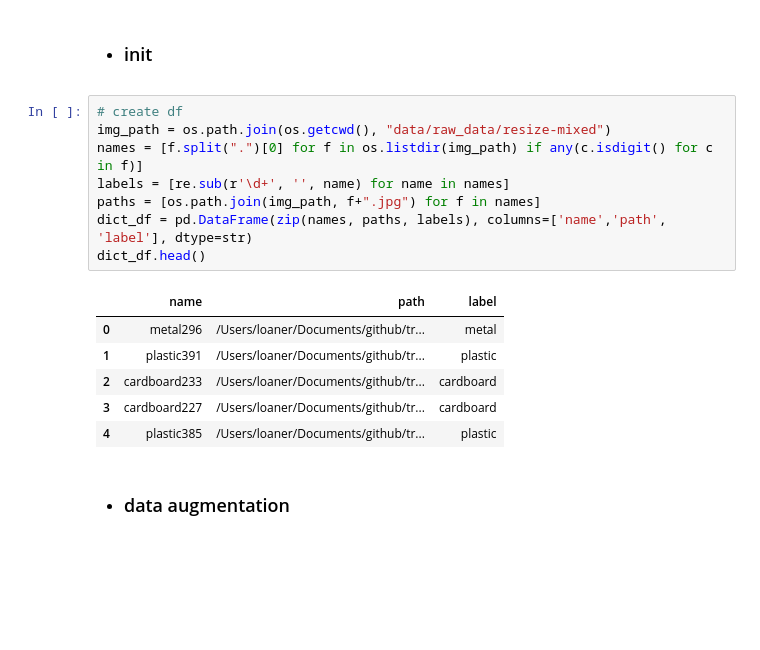
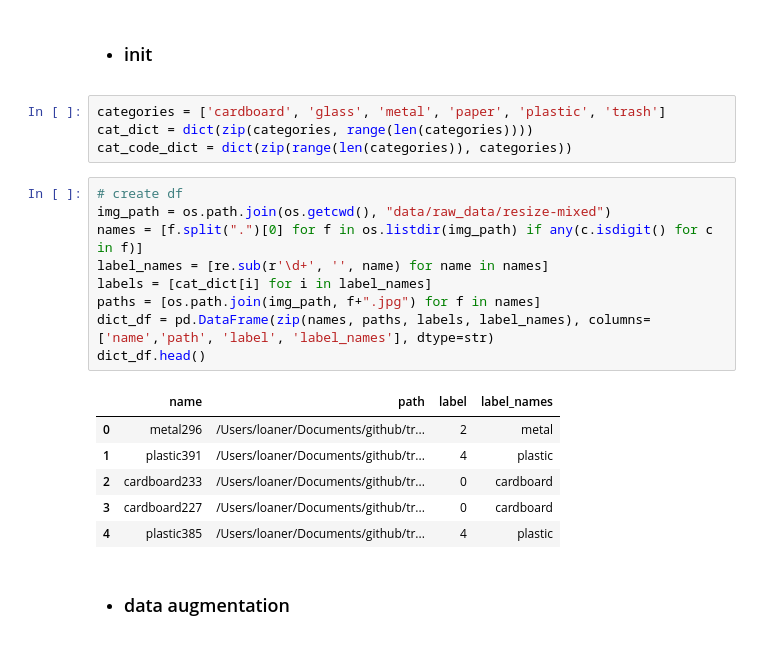
Before and after one commit to alssica/trash-classifier, a Jupyter notebook: CNN-Keras.ipynb, the cells around one changed output. Drawn from its saved outputs; the diff is of its cells as text; blank space fills up the shorter version.

```diff
--- a/CNN-Keras.ipynb
+++ b/CNN-Keras.ipynb
@@ -26,21 +25,26 @@ Using TensorFlow backend.
 ## Load Data
 # %% [markdown]
 * ### init
+# %%
+categories = ['cardboard', 'glass', 'metal', 'paper', 'plastic', 'trash']
+cat_dict = dict(zip(categories, range(len(categories))))
+cat_code_dict = dict(zip(range(len(categories)), categories))
 # %%
 # create df
 img_path = os.path.join(os.getcwd(), "data/raw_data/resize-mixed")
 names = [f.split(".")[0] for f in os.listdir(img_path) if any(c.isdigit() for c in f)]
-labels = [re.sub(r'\d+', '', name) for name in names]
+label_names = [re.sub(r'\d+', '', name) for name in names]
+labels = [cat_dict[i] for i in label_names]
 paths = [os.path.join(img_path, f+".jpg") for f in names]
-dict_df = pd.DataFrame(zip(names, paths, labels), columns=['name','path', 'label'], dtype=str)
+dict_df = pd.DataFrame(zip(names, paths, labels, label_names), columns=['name','path', 'label', 'label_names'], dtype=str)
 dict_df.head()
 # %% [output]
-|  | name | path | label |
-| 0 | metal296 | /Users/loaner/Documents/github/tr... | metal |
-| 1 | plastic391 | /Users/loaner/Documents/github/tr... | plastic |
-| 2 | cardboard233 | /Users/loaner/Documents/github/tr... | cardboard |
-| 3 | cardboard227 | /Users/loaner/Documents/github/tr... | cardboard |
-| 4 | plastic385 | /Users/loaner/Documents/github/tr... | plastic |
+|  | name | path | label | label_names |
+| 0 | metal296 | /Users/loaner/Documents/github/tr... | 2 | metal |
+| 1 | plastic391 | /Users/loaner/Documents/github/tr... | 4 | plastic |
+| 2 | cardboard233 | /Users/loaner/Documents/github/tr... | 0 | cardboard |
+| 3 | cardboard227 | /Users/loaner/Documents/github/tr... | 0 | cardboard |
+| 4 | plastic385 | /Users/loaner/Documents/github/tr... | 4 | plastic |
 # %% [markdown]
 * ### data augmentation
 # %%
```
Also changed, not shown: parts of 34 cells of this notebook, 3 other files.
